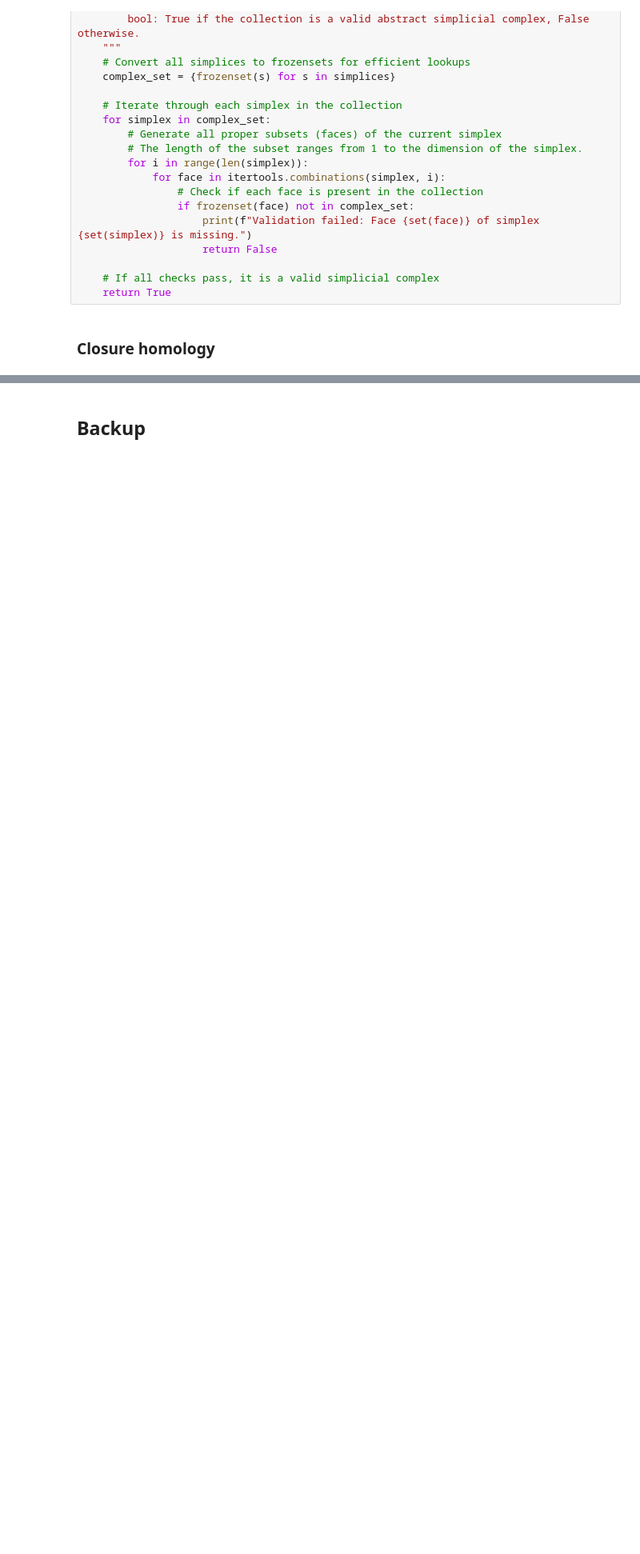
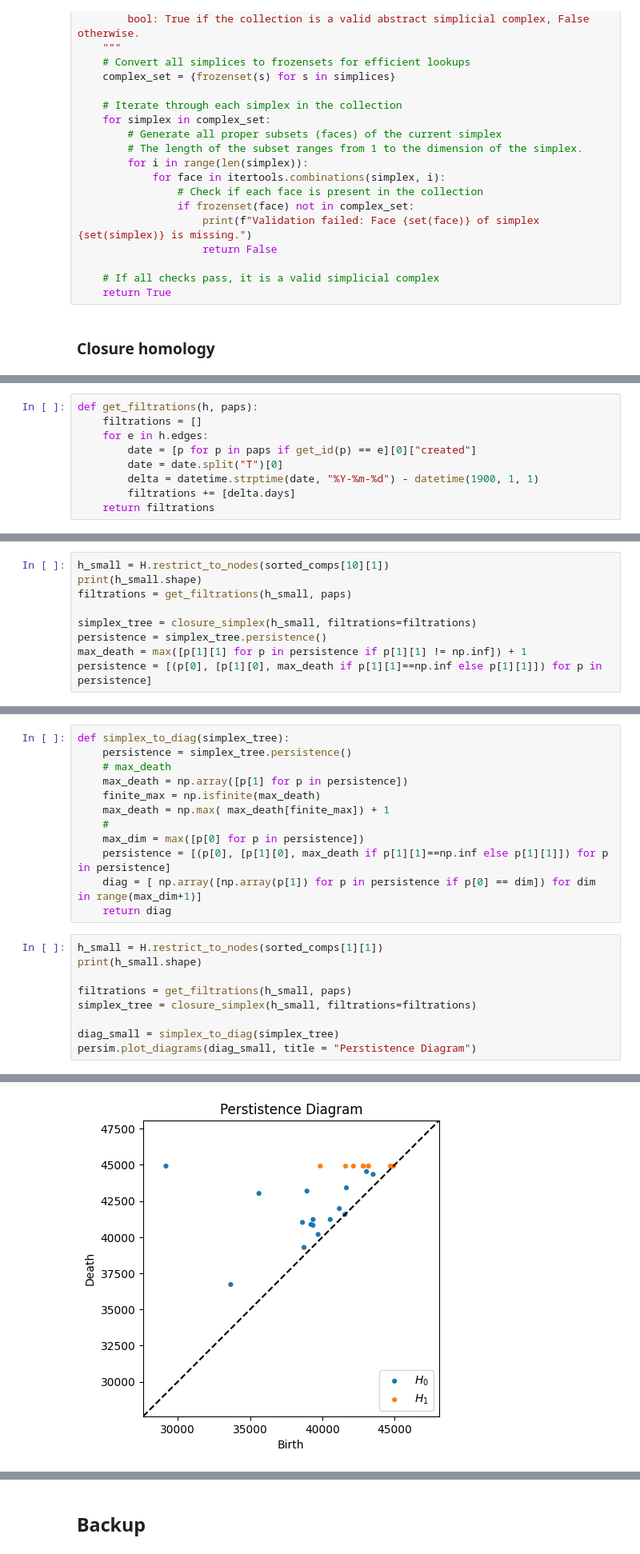
Before and after one commit to ALuchinsky/hpx_test, a Jupyter notebook: papers/tda_papers.ipynb, the cells around one changed output, grey strips where cells are left out. Shown: that part at 80% size. Cells and saved outputs as stored; diff of their text form; blank space fills up the shorter version.

Commit message:
creating persim diag

```diff
--- a/papers/tda_papers.ipynb
+++ b/papers/tda_papers.ipynb
@@ -135,0 +120,9 @@ betti_numbers(h_small)
+# %%
+def get_filtrations(h, paps):
+    filtrations = []
+    for e in h.edges:
+        date = [p for p in paps if get_id(p) == e][0]["created"]
+        date = date.split("T")[0]
+        delta = datetime.strptime(date, "%Y-%m-%d") - datetime(1900, 1, 1)
+        filtrations += [delta.days]
+    return filtrations
@@ -135,0 +131,9 @@ betti_numbers(h_small)
+# %%
+h_small = H.restrict_to_nodes(sorted_comps[10][1])
+print(h_small.shape)
+filtrations = get_filtrations(h_small, paps)
+
+simplex_tree = closure_simplex(h_small, filtrations=filtrations)
+persistence = simplex_tree.persistence()
+max_death = max([p[1][1] for p in persistence if p[1][1] != np.inf]) + 1
+persistence = [(p[0], [p[1][0], max_death if p[1][1]==np.inf else p[1][1]]) for p in persistence]
@@ -135,0 +142,22 @@ betti_numbers(h_small)
+# %%
+def simplex_to_diag(simplex_tree):
+    persistence = simplex_tree.persistence()
+    # max_death
+    max_death = np.array([p[1] for p in persistence])
+    finite_max = np.isfinite(max_death)
+    max_death = np.max( max_death[finite_max]) + 1
+    #
+    max_dim = max([p[0] for p in persistence])
+    persistence = [(p[0], [p[1][0], max_death if p[1][1]==np.inf else p[1][1]]) for p in persistence]
+    diag = [ np.array([np.array(p[1]) for p in persistence if p[0] == dim]) for dim in range(max_dim+1)]
+    return diag
+# %%
+h_small = H.restrict_to_nodes(sorted_comps[1][1])
+print(h_small.shape)
+
+filtrations = get_filtrations(h_small, paps)
+simplex_tree = closure_simplex(h_small, filtrations=filtrations)
+
+diag_small = simplex_to_diag(simplex_tree)
+persim.plot_diagrams(diag_small, title = "Perstistence Diagram")
+# %% [output]
@@ -135,0 +165 @@ betti_numbers(h_small)
+[figure, added]
```
Also changed, not shown: parts of 13 cells of this notebook.
